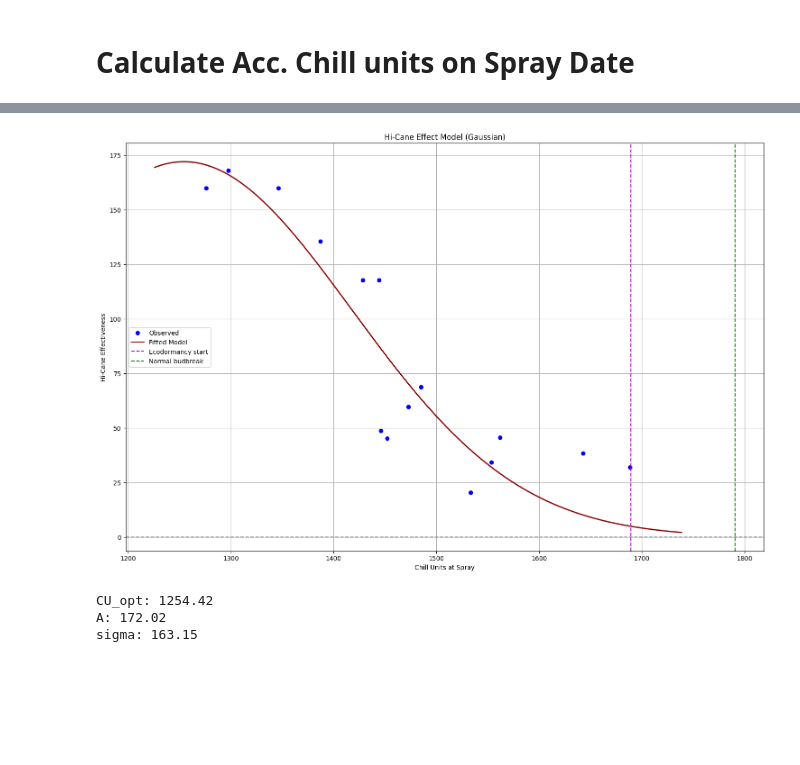
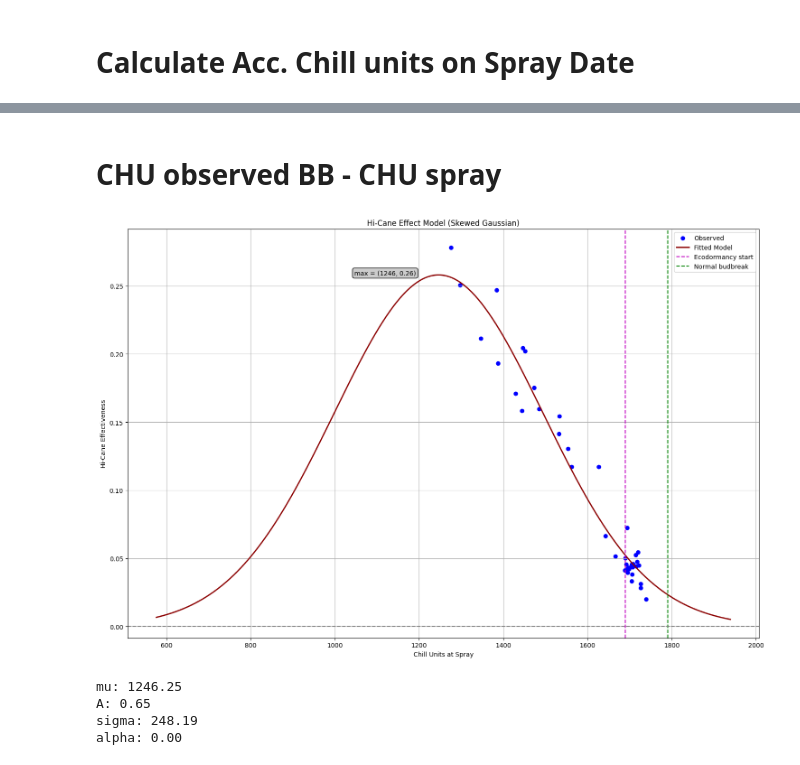
Before and after one commit to Niloofar-Sh/PlayGround, a Jupyter notebook: HC_BB.ipynb, the cells around one changed output, grey strips where cells are left out. Drawn from its saved outputs; the diff is of its cells as text; code cells hidden in the pictures; blank space fills up the shorter version.

Commit message:
HC predict/effectiveness/SprayProportion

```diff
--- a/HC_BB.ipynb
+++ b/HC_BB.ipynb
@@ -101,7 +101,7 @@ def load_observations(file_path,BB_sheet_name, Flwr_sheet_name, cultivar_col,cul
 
         # Generate the observations Excel file for Budbreak
         excel_observ_BB = pd.DataFrame(data={
-        'SimulationName': f'{BB_sheet_name}{filtered_df_BB_spray[TREATMENT].iloc[0].replace(" ", "")}',
+        'SimulationName': f'{BB_sheet_name}{filtered_df_BB_spray[TREATMENT].iloc[0].replace(" ", "")}{pd.to_datetime(spray_date).day_of_year}',
                                             'Clock.Today': [col for col in raw_df_BB.columns if utils.is_date_column(col)],
                                             'Clock.Today.Year': obs_year,
                                             'DOY': doy_column_BB,
@@ -124,7 +124,7 @@ def load_observations(file_path,BB_sheet_name, Flwr_sheet_name, cultivar_col,cul
 
         # Generate the observations Excel file for Flowering
         excel_observ_Flwr = pd.DataFrame(data={
-        'SimulationName': f'{BB_sheet_name}{filtered_df_BB[TREATMENT].iloc[0].replace(" ", "")}',  # Use same BB sheet name to be able to put in same apsim simulation
+        'SimulationName': f'{BB_sheet_name}{filtered_df_BB[TREATMENT].iloc[0].replace(" ", "")}{pd.to_datetime(spray_date).day_of_year}',  # Use same BB sheet name to be able to put in same apsim simulation
                                             'Clock.Today': [col for col in raw_df_Flwr.columns if utils.is_date_column(col)],
                                             'Clock.Today.Year': obs_year,
                                             'DOY': doy_column_Flwr,
@@ -655,24 +665,7 @@ plt.grid()
+# %% [markdown]
+# CHU observed BB - CHU spray
 # %%
-CU_eco_start = 1689.30
-normal_budbreak = 1689.30 + 101.29
-def hi_cane_combined_model(CU, CU_opt, A, sigma):
-    """
-    Combined Hi-Cane response:
-    - Gaussian (positive) during endodormancy
-    - Logistic (negative) during ecodormancy
-    """
-    CU = np.array(CU)
-
-    gaussian = A * np.exp(-((CU - CU_opt) ** 2) / (2 * sigma ** 2))
-    # logistic = -B / (1 + np.exp(-k * (CU - CU_eco_start)))
-
-
-    # Only apply logistic penalty after eco-dormancy begins
-    effect = gaussian # np.where(CU <= CU_eco_start, gaussian, gaussian+logistic)
-
-    return effect
-
-def skewed_gaussian(x, A, mu, sigma, alpha):
+def skewed_gaussian(x, mu, A, sigma, alpha):
     """
     Skewed Gaussian: combines a normal PDF and CDF
     """
@@ -682,50 +675,62 @@ def skewed_gaussian(x, A, mu, sigma, alpha):
 
 
 # Filter data to remove post endo-dormancy HC applications
+# filter_post_endo = (chu_spray <= chill_requirement)
+
 chu_spray = np.array(chu_spray)
+
 chu_obs = np.array(chu_obs)
-filter_post_endo = (chu_spray <= CU_eco_start) & (chu_obs < normal_budbreak)
 
-x = chu_spray[filter_post_endo]
-y = np.array(normal_budbreak)-chu_obs[filter_post_endo]
+x = chu_spray
+y = (np.array(chu_obs)-(chu_spray))/chu_spray
 
-# Initial guess: [CU_opt, A, sigma]
-p0 = [1300, 170, 100]
+# Initial guess: [mu, A, sigma, alpha]
+p0 = [1300, 0.5, 100, 0]
 
 # Parameter bounds to help constrain and ensure both phases get fit
 bounds = (
-    [1200, 50, 50],  # Lower bounds
-    [1400, 200, 200]  # Upper bounds
+    [800, 0, 50, 0],  # Lower bounds
+    [1400, 1, 300, 0.001]  # Upper bounds
 )
 
 # Fit the model
-popt, _ = curve_fit(hi_cane_combined_model, x, y, p0=p0, bounds=bounds, maxfev=10000)
+popt, _ = curve_fit(skewed_gaussian, x, y, p0=p0, bounds=bounds, maxfev=10000)
 
 # Generate fit curve
-x_fit = np.linspace(min(x)-50, max(x)+50, 300)
-y_fit = hi_cane_combined_model(x_fit, *popt)
+x_fit = np.linspace(min(x)-700, max(x)+200, 300)
+y_fit = skewed_gaussian(x_fit, *popt)
 
 # Plot results
 plt.figure(figsize=(15, 10))
 plt.scatter(x, y, label="Observed", color="blue")
 plt.plot(x_fit, y_fit, label="Fitted Model", color="darkred", linewidth=2)
-plt.axvline(CU_eco_start, linestyle='--', color='m', label="Ecodormancy start")
+plt.axvline(chill_requirement, linestyle='--', color='m', label="Ecodormancy start")
 plt.axvline(normal_budbreak, linestyle='--', color='green', label="Normal budbreak")
 plt.axhline(0, linestyle='--', color='gray')
+# plt.axvline(1383, linestyle='--', color='c', label="HWBBRawTP2021HiCane214")
+# plt.axvline(1629, linestyle='--', color='c', label="KKHaywardBB2013HC246")
+# plt.axvline(1704, linestyle='--', color='c', label="KatoaBB2008HC240")
+# plt.axvline(1689.45, linestyle='--', color='c', label="KatoaBB2010HC231")
 plt.xlabel("Chill Units at Spray")
 plt.ylabel("Hi-Cane Effectiveness")
-plt.title("Hi-Cane Effect Model (Gaussian)")
+plt.title("Hi-Cane Effect Model (Skewed Gaussian)")
+bbox = dict(boxstyle="round", fc="0.8")
+plt.annotate(
+    f'max = ({x_fit[np.argmax(y_fit)]:.0f}, {np.max(y_fit):.2f})',
+    xy=(popt[0]-200, np.max(y_fit)),
+    bbox=bbox)
 plt.legend()
 plt.grid(True)
 plt.tight_layout()
 plt.show()
 
 # Print fitted parameter values
-param_names = ["CU_opt", "A", "sigma"]
+param_names = ["mu", "A", "sigma", "alpha"]
 for name, val in zip(param_names, popt):
     print(f"{name}: {val:.2f}")
 # %% [output]
-[figure, old version]
+[figure, new version]
-CU_opt: 1254.42
-A: 172.02
-sigma: 163.15
+mu: 1246.25
+A: 0.65
+sigma: 248.19
+alpha: 0.00
```
Also changed, not shown: parts of 25 cells of this notebook.
